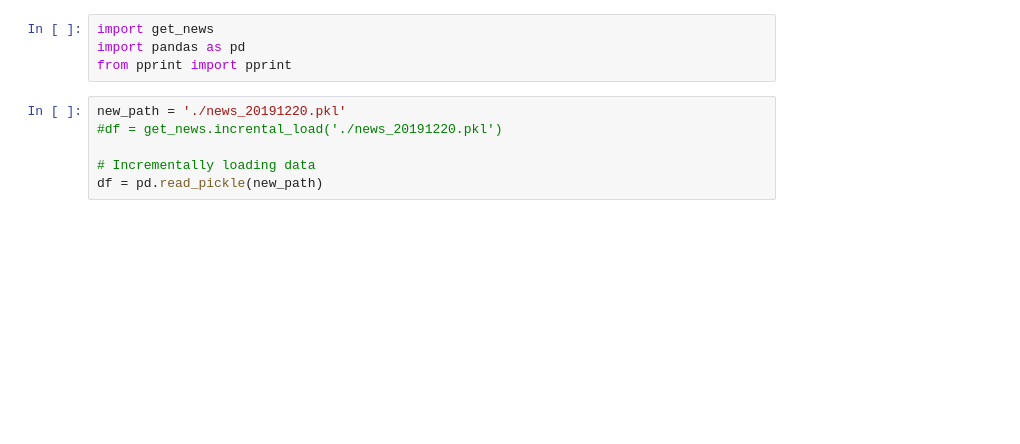
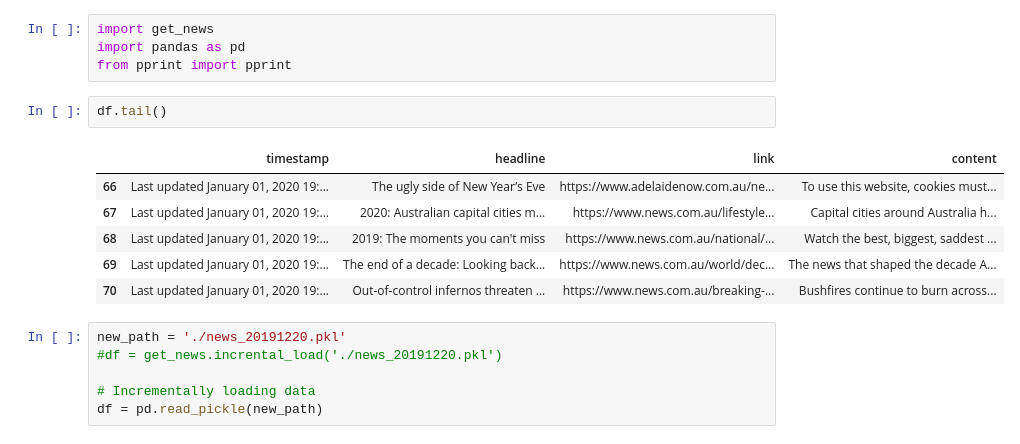
Before and after one commit to auslei/python, a Jupyter notebook: webscrapping/webscrap_sklearn.ipynb, the cells around one changed output. Saved outputs shown, nothing was run; the diff lists cells and outputs as text; blank space fills up the shorter version.

```diff
--- a/webscrapping/webscrap_sklearn.ipynb
+++ b/webscrapping/webscrap_sklearn.ipynb
@@ -2,6 +2,15 @@
 import get_news
 import pandas as pd
 from pprint import pprint
+# %%
+df.tail()
+# %% [output]
+|  | timestamp | headline | link | content |
+| 66 | Last updated January 01, 2020 19:... | The ugly side of New Year’s Eve | https://www.adelaidenow.com.au/ne... | To use this website, cookies must... |
+| 67 | Last updated January 01, 2020 19:... | 2020: Australian capital cities m... | https://www.news.com.au/lifestyle... | Capital cities around Australia h... |
+| 68 | Last updated January 01, 2020 19:... | 2019: The moments you can't miss | https://www.news.com.au/national/... | Watch the best, biggest, saddest ... |
+| 69 | Last updated January 01, 2020 19:... | The end of a decade: Looking back... | https://www.news.com.au/world/dec... | The news that shaped the decade A... |
+| 70 | Last updated January 01, 2020 19:... | Out-of-control infernos threaten ... | https://www.news.com.au/breaking-... | Bushfires continue to burn across... |
 # %%
 new_path = './news_20191220.pkl'
 #df = get_news.incrental_load('./news_20191220.pkl')
```
Also changed, not shown: parts of 9 cells of this notebook, 4 other files.
